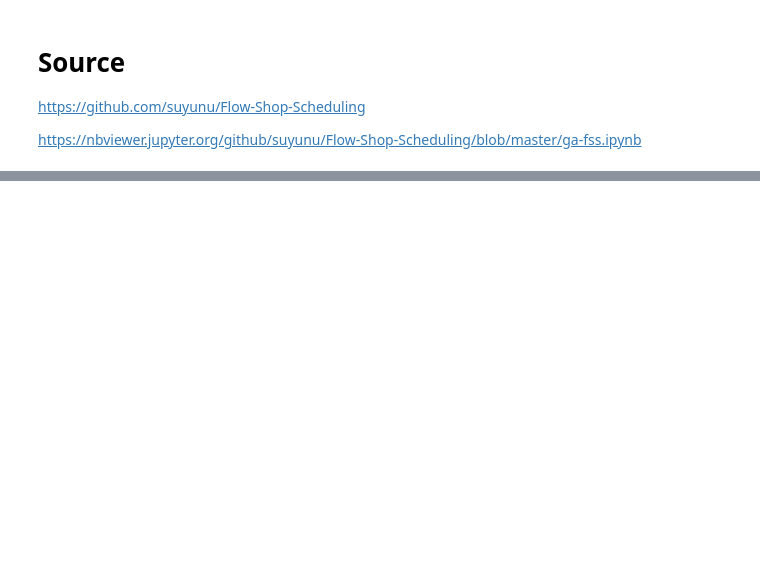
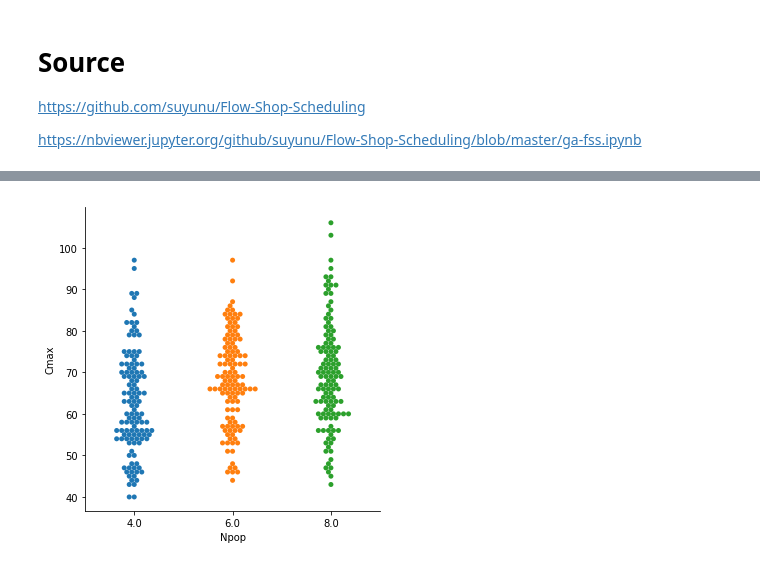
Before and after one commit to rawsly/Generic, a Jupyter notebook: Genetic.ipynb, the cells around one changed output, grey strips where cells are left out. Drawn from its saved outputs; the diff is of its cells as text; code cells hidden in the pictures; blank space fills up the shorter version.

```diff
--- a/Genetic.ipynb
+++ b/Genetic.ipynb
@@ -489,0 +439,5 @@ CPU Time (s)
+# %%
+sns.catplot(x="Npop", y="Cmax", kind="swarm", data=df);
+plt.show()
+# %% [output]
+[figure, added]
```
Also changed, not shown: parts of 17 cells of this notebook.
